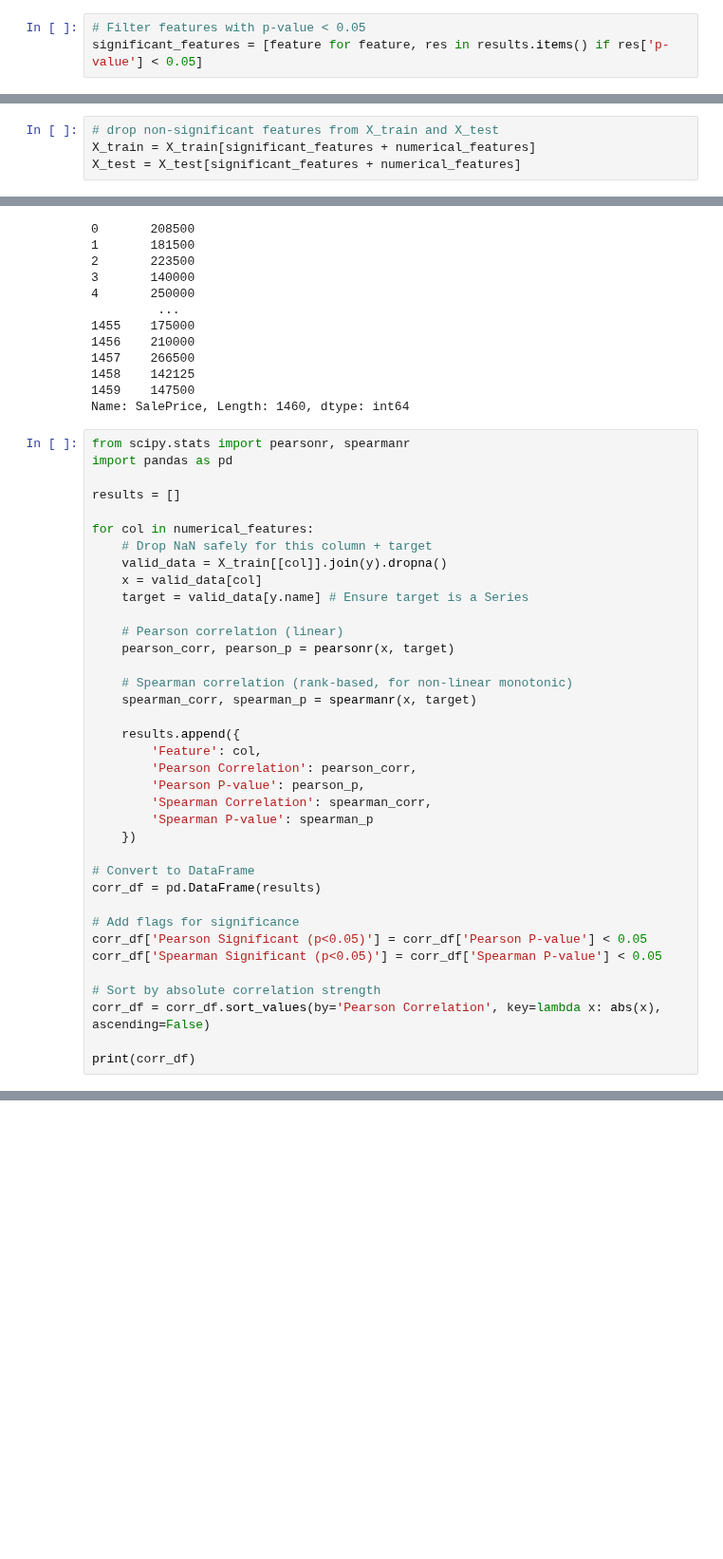
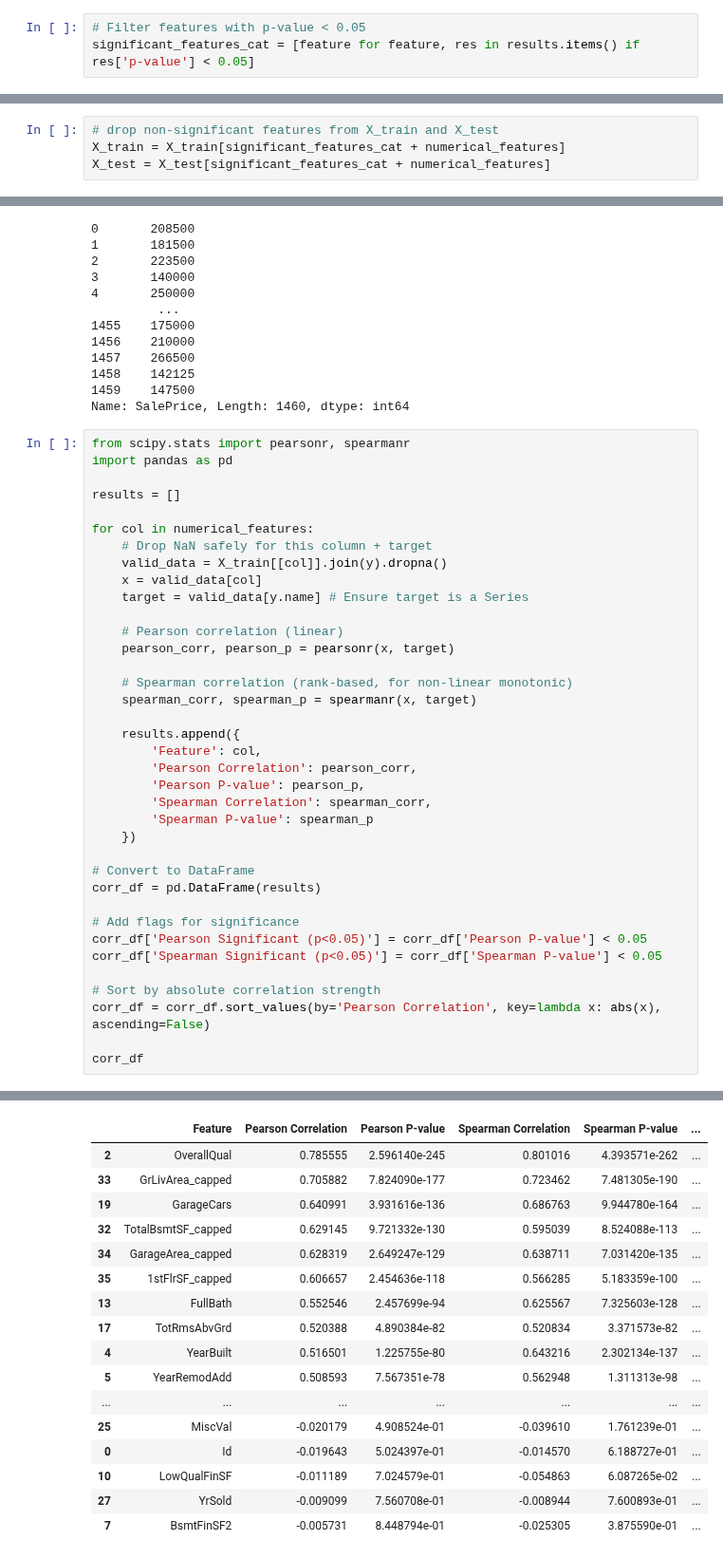
Before and after one commit to akhyear/house_price_prediction, a Jupyter notebook: notebook/02_Feature_selection.ipynb, the cells around one changed output, grey strips where cells are left out. Shown at 95% size. Drawn from its saved outputs; the diff is of its cells as text; blank space fills up the shorter version.

```diff
--- a/notebook/02_Feature_selection.ipynb
+++ b/notebook/02_Feature_selection.ipynb
@@ -150,5 +150,5 @@ SaleCondition: F=0.8738, p=0.9481
 GarageType_NoNull: F=1.6827, p=0.0000
 # %%
 # Filter features with p-value < 0.05
-significant_features = [feature for feature, res in results.items() if res['p-value'] < 0.05]
+significant_features_cat = [feature for feature, res in results.items() if res['p-value'] < 0.05]
 # %%
@@ -178,8 +178,8 @@ X_train.shape
 (1168, 74)
 # %%
 # drop non-significant features from X_train and X_test
-X_train = X_train[significant_features + numerical_features]
-X_test = X_test[significant_features + numerical_features]
+X_train = X_train[significant_features_cat + numerical_features]
+X_test = X_test[significant_features_cat + numerical_features]
 # %%
 X_train.shape
 # %% [output]
@@ -267,5 +267,5 @@ corr_df['Spearman Significant (p<0.05)'] = corr_df['Spearman P-value'] < 0.05
 # Sort by absolute correlation strength
 corr_df = corr_df.sort_values(by='Pearson Correlation', key=lambda x: abs(x), ascending=False)
 
-print(corr_df)
+corr_df
 # %% [output]
@@ -289,2 +272,19 @@ print(corr_df)
+|  | Feature | Pearson Correlation | Pearson P-value | Spearman Correlation | Spearman P-value | ... |
+| 2 | OverallQual | 0.785555 | 2.596140e-245 | 0.801016 | 4.393571e-262 | ... |
+| 33 | GrLivArea_capped | 0.705882 | 7.824090e-177 | 0.723462 | 7.481305e-190 | ... |
+| 19 | GarageCars | 0.640991 | 3.931616e-136 | 0.686763 | 9.944780e-164 | ... |
+| 32 | TotalBsmtSF_capped | 0.629145 | 9.721332e-130 | 0.595039 | 8.524088e-113 | ... |
+| 34 | GarageArea_capped | 0.628319 | 2.649247e-129 | 0.638711 | 7.031420e-135 | ... |
+| 35 | 1stFlrSF_capped | 0.606657 | 2.454636e-118 | 0.566285 | 5.183359e-100 | ... |
+| 13 | FullBath | 0.552546 | 2.457699e-94 | 0.625567 | 7.325603e-128 | ... |
+| 17 | TotRmsAbvGrd | 0.520388 | 4.890384e-82 | 0.520834 | 3.371573e-82 | ... |
+| 4 | YearBuilt | 0.516501 | 1.225755e-80 | 0.643216 | 2.302134e-137 | ... |
+| 5 | YearRemodAdd | 0.508593 | 7.567351e-78 | 0.562948 | 1.311313e-98 | ... |
+| ... | ... | ... | ... | ... | ... | ... |
+| 25 | MiscVal | -0.020179 | 4.908524e-01 | -0.039610 | 1.761239e-01 | ... |
+| 0 | Id | -0.019643 | 5.024397e-01 | -0.014570 | 6.188727e-01 | ... |
+| 10 | LowQualFinSF | -0.011189 | 7.024579e-01 | -0.054863 | 6.087265e-02 | ... |
+| 27 | YrSold | -0.009099 | 7.560708e-01 | -0.008944 | 7.600893e-01 | ... |
+| 7 | BsmtFinSF2 | -0.005731 | 8.448794e-01 | -0.025305 | 3.875590e-01 | ... |
 # %%
 # Optional: show only significant features
```
Also changed, not shown: parts of 6 cells of this notebook, 1 other file.
